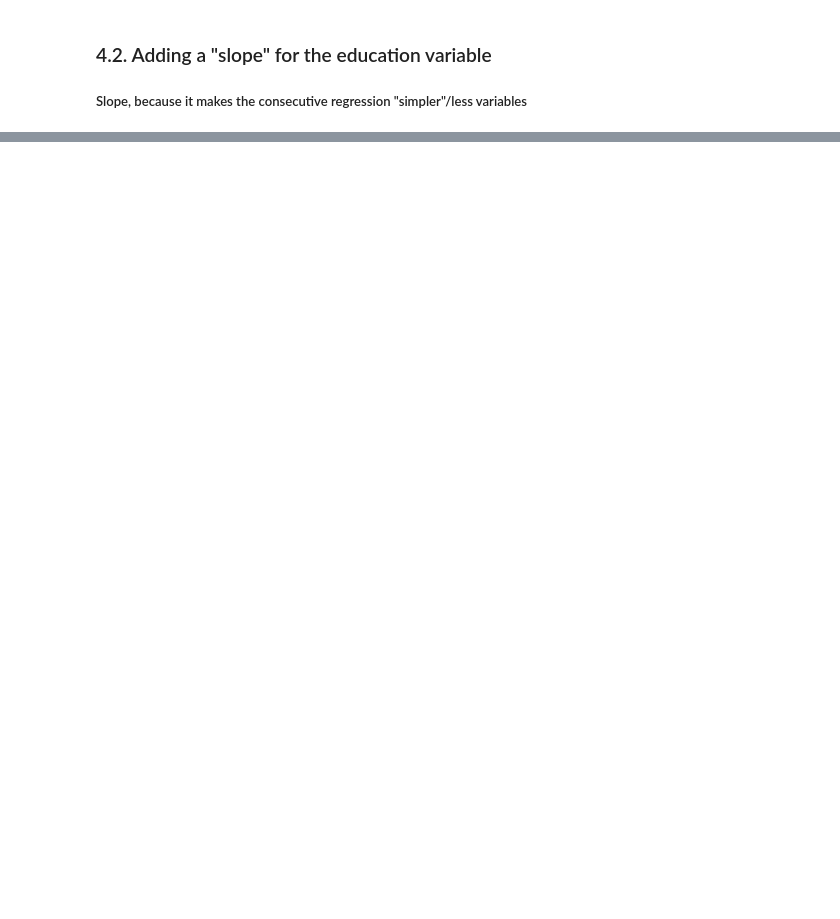
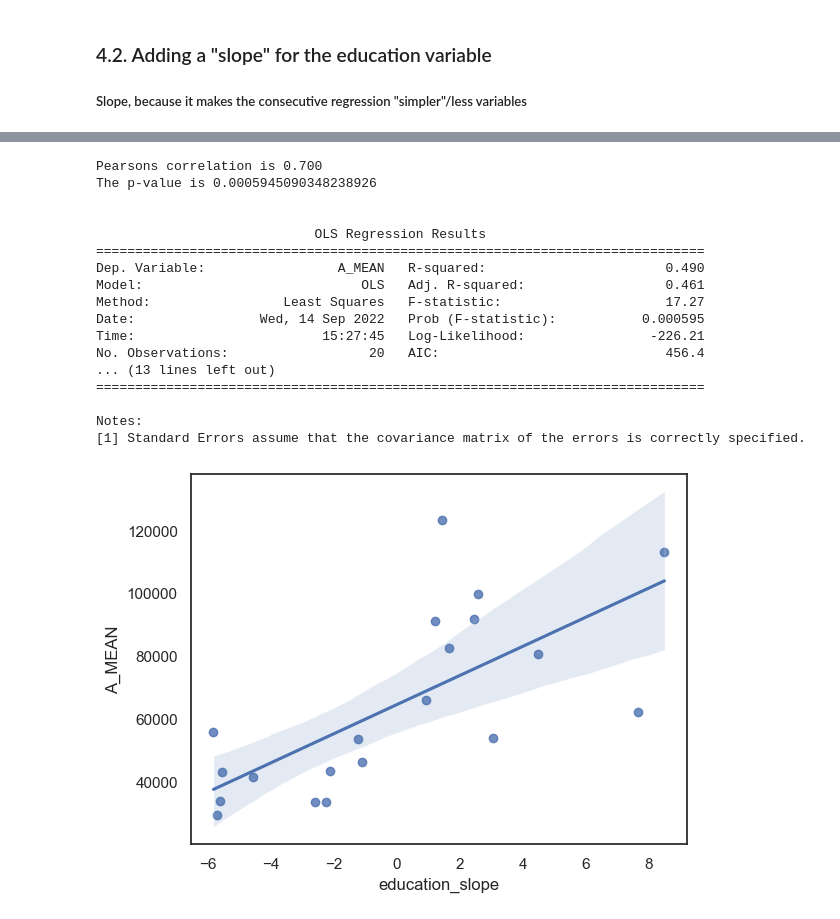
Before and after one commit to digital-scrappy/wikipedia-revisions, a Jupyter notebook: Analysis/MAJOR_gender_race_analysis.ipynb, the cells around one changed output, grey strips where cells are left out. Saved outputs shown, nothing was run; the diff lists cells and outputs as text; code cells hidden in the pictures; blank space fills up the shorter version.

```diff
--- a/Analysis/MAJOR_gender_race_analysis.ipynb
+++ b/Analysis/MAJOR_gender_race_analysis.ipynb
@@ -276,0 +236,21 @@ def correlation_controlled(df, col_list):
+# %%
+simple_linear_regression(df_major, "A_MEAN", "education_slope") # proof that education increases salary
+# %% [output]
+Pearsons correlation is 0.700
+The p-value is 0.0005945090348238926
+
+
+                            OLS Regression Results
+==============================================================================
+Dep. Variable:                 A_MEAN   R-squared:                       0.490
+Model:                            OLS   Adj. R-squared:                  0.461
+Method:                 Least Squares   F-statistic:                     17.27
+Date:                Wed, 14 Sep 2022   Prob (F-statistic):           0.000595
+Time:                        15:27:45   Log-Likelihood:                -226.21
+No. Observations:                  20   AIC:                             456.4
+... (13 lines left out)
+==============================================================================
+
+Notes:
+[1] Standard Errors assume that the covariance matrix of the errors is correctly specified.
+[figure, added]
```
Also changed, not shown: parts of 16 cells of this notebook, 3 other files.
